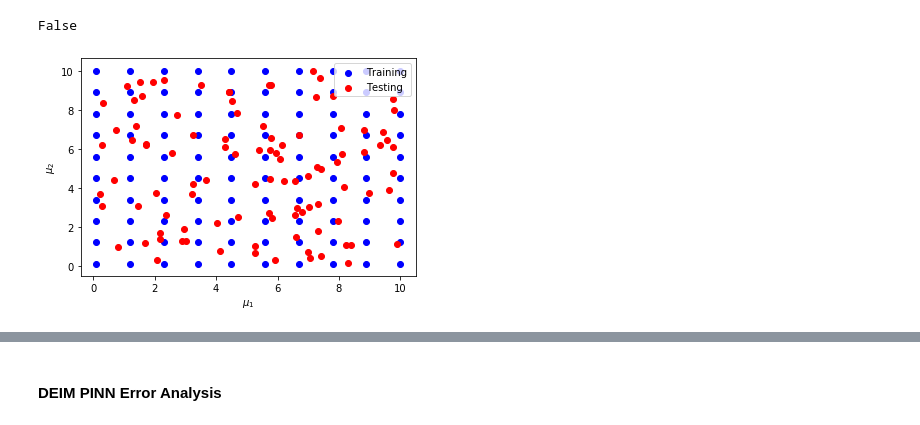
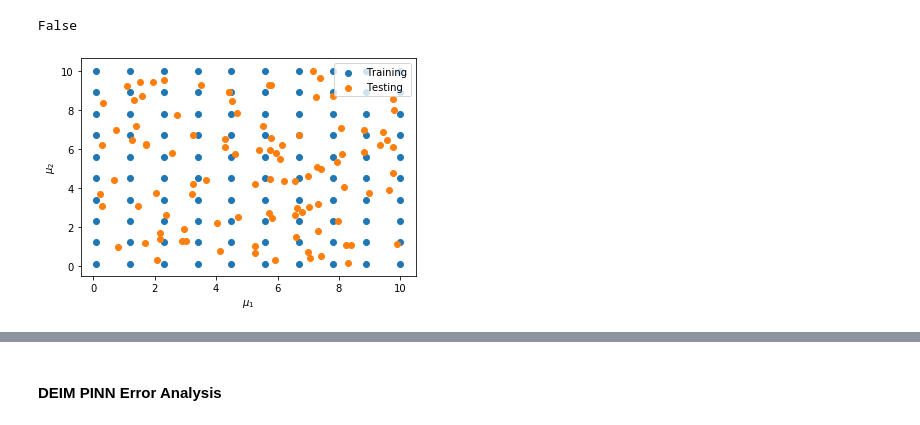
Before and after one commit to maxhirsch/NEIM, a Jupyter notebook: Nonlinear Elliptic PINN/nonlinear_elliptic_deim_neim_pinn.ipynb, the cells around one changed output, grey strips where cells are left out. Cells and saved outputs as stored; diff of their text form; code cells hidden in the pictures.

```diff
--- a/Nonlinear Elliptic PINN/nonlinear_elliptic_deim_neim_pinn.ipynb
+++ b/Nonlinear Elliptic PINN/nonlinear_elliptic_deim_neim_pinn.ipynb
@@ -635,14 +653,14 @@ reduction_method.initialize_testing_set(100, DEIM=60)
 # %% [output]
 False
 # %%
-plt.scatter(np.array(reduction_method.training_set)[:, 0], np.array(reduction_method.training_set)[:, 1], c='b', label="Training")
-plt.scatter(np.array(reduction_method.testing_set)[:, 0], np.array(reduction_method.testing_set)[:, 1], c='r', label="Testing")
+plt.scatter(np.array(reduction_method.training_set)[:, 0], np.array(reduction_method.training_set)[:, 1], label="Training")
+plt.scatter(np.array(reduction_method.testing_set)[:, 0], np.array(reduction_method.testing_set)[:, 1], label="Testing")
 plt.xlabel("$\mu_1$")
 plt.ylabel("$\mu_2$")
 plt.legend()
 plt.show()
 # %% [output]
-[figure, old version]
+[figure, new version]
 # %%
 test_mu = torch.tensor(reduction_method.testing_set)
 # %%
```
Also changed, not shown: parts of 10 cells of this notebook, 3 other files.
